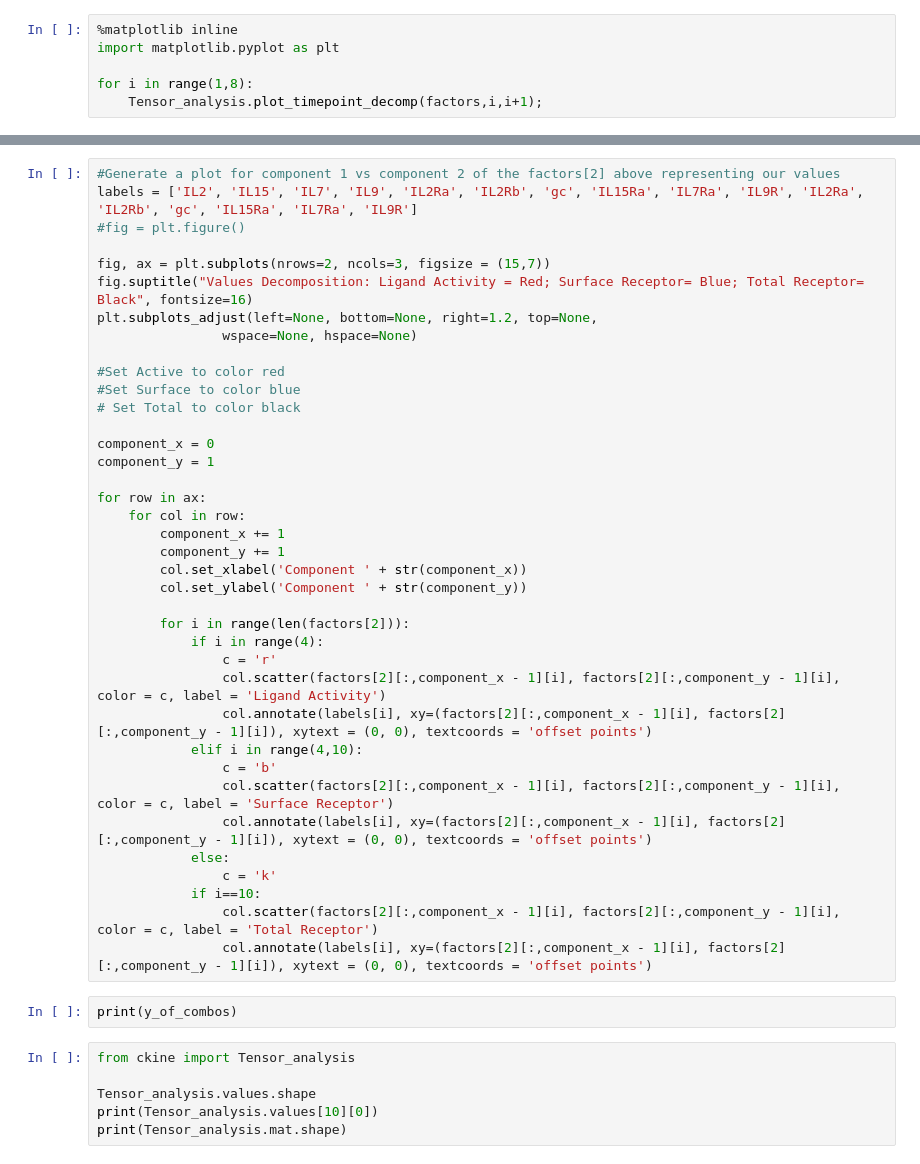
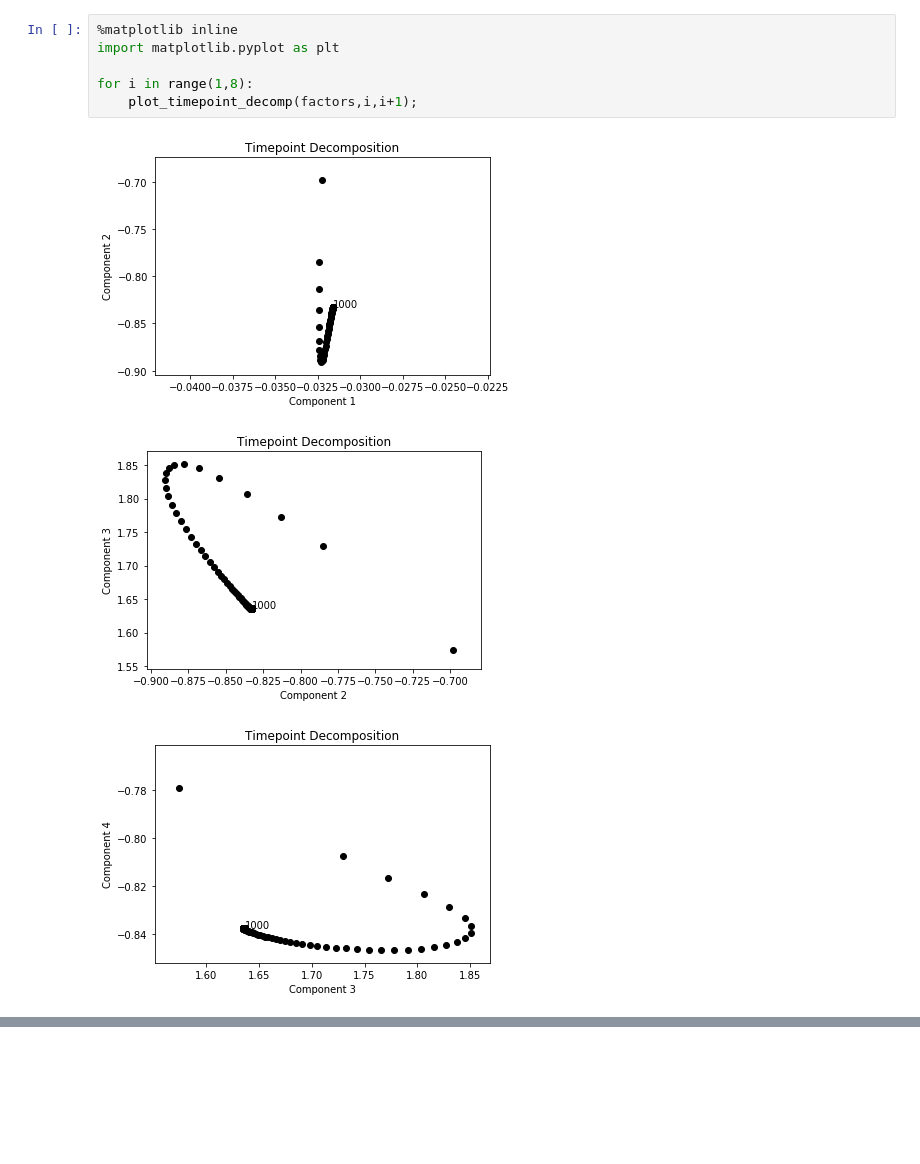
Before and after one commit to meyer-lab/gc-cytokines, a Jupyter notebook: Tensor_decomposition_plotting.ipynb, the cells around one changed output, grey strips where cells are left out. Drawn from its saved outputs; the diff is of its cells as text; blank space fills up the shorter version.

```diff
--- a/Tensor_decomposition_plotting.ipynb
+++ b/Tensor_decomposition_plotting.ipynb
@@ -17,6 +41,10 @@ print(Tensor_analysis.mat.shape)
 # %%
 %matplotlib inline
 import matplotlib.pyplot as plt
 
 for i in range(1,8):
-    Tensor_analysis.plot_timepoint_decomp(factors,i,i+1);
+    plot_timepoint_decomp(factors,i,i+1);
+# %% [output]
+[figure, added]
+[figure, added]
+[figure, added]
@@ -23,46 +54,0 @@ for i in range(1,8):
-# %%
-#Generate a plot for component 1 vs component 2 of the factors[2] above representing our values
-labels = ['IL2', 'IL15', 'IL7', 'IL9', 'IL2Ra', 'IL2Rb', 'gc', 'IL15Ra', 'IL7Ra', 'IL9R', 'IL2Ra', 'IL2Rb', 'gc', 'IL15Ra', 'IL7Ra', 'IL9R']
-#fig = plt.figure()
-
-fig, ax = plt.subplots(nrows=2, ncols=3, figsize = (15,7))
-fig.suptitle("Values Decomposition: Ligand Activity = Red; Surface Receptor= Blue; Total Receptor= Black", fontsize=16)
-plt.subplots_adjust(left=None, bottom=None, right=1.2, top=None,
-                wspace=None, hspace=None)
-
-#Set Active to color red
-#Set Surface to color blue
-# Set Total to color black
-
-component_x = 0
-component_y = 1
-
-for row in ax:
-    for col in row:
-        component_x += 1
-        component_y += 1
-        col.set_xlabel('Component ' + str(component_x))
-        col.set_ylabel('Component ' + str(component_y))
-
-        for i in range(len(factors[2])):
-            if i in range(4):
-                c = 'r'
-                col.scatter(factors[2][:,component_x - 1][i], factors[2][:,component_y - 1][i], color = c, label = 'Ligand Activity')
-                col.annotate(labels[i], xy=(factors[2][:,component_x - 1][i], factors[2][:,component_y - 1][i]), xytext = (0, 0), textcoords = 'offset points')
-            elif i in range(4,10):
-                c = 'b'
-                col.scatter(factors[2][:,component_x - 1][i], factors[2][:,component_y - 1][i], color = c, label = 'Surface Receptor')
-                col.annotate(labels[i], xy=(factors[2][:,component_x - 1][i], factors[2][:,component_y - 1][i]), xytext = (0, 0), textcoords = 'offset points')
-            else:
-                c = 'k'
-            if i==10:
-                col.scatter(factors[2][:,component_x - 1][i], factors[2][:,component_y - 1][i], color = c, label = 'Total Receptor')
-                col.annotate(labels[i], xy=(factors[2][:,component_x - 1][i], factors[2][:,component_y - 1][i]), xytext = (0, 0), textcoords = 'offset points')
-# %%
-print(y_of_combos)
-# %%
-from ckine import Tensor_analysis
-
-Tensor_analysis.values.shape
-print(Tensor_analysis.values[10][0])
-print(Tensor_analysis.mat.shape)
```
Also changed, not shown: parts of 10 cells of this notebook, 4 other files.
